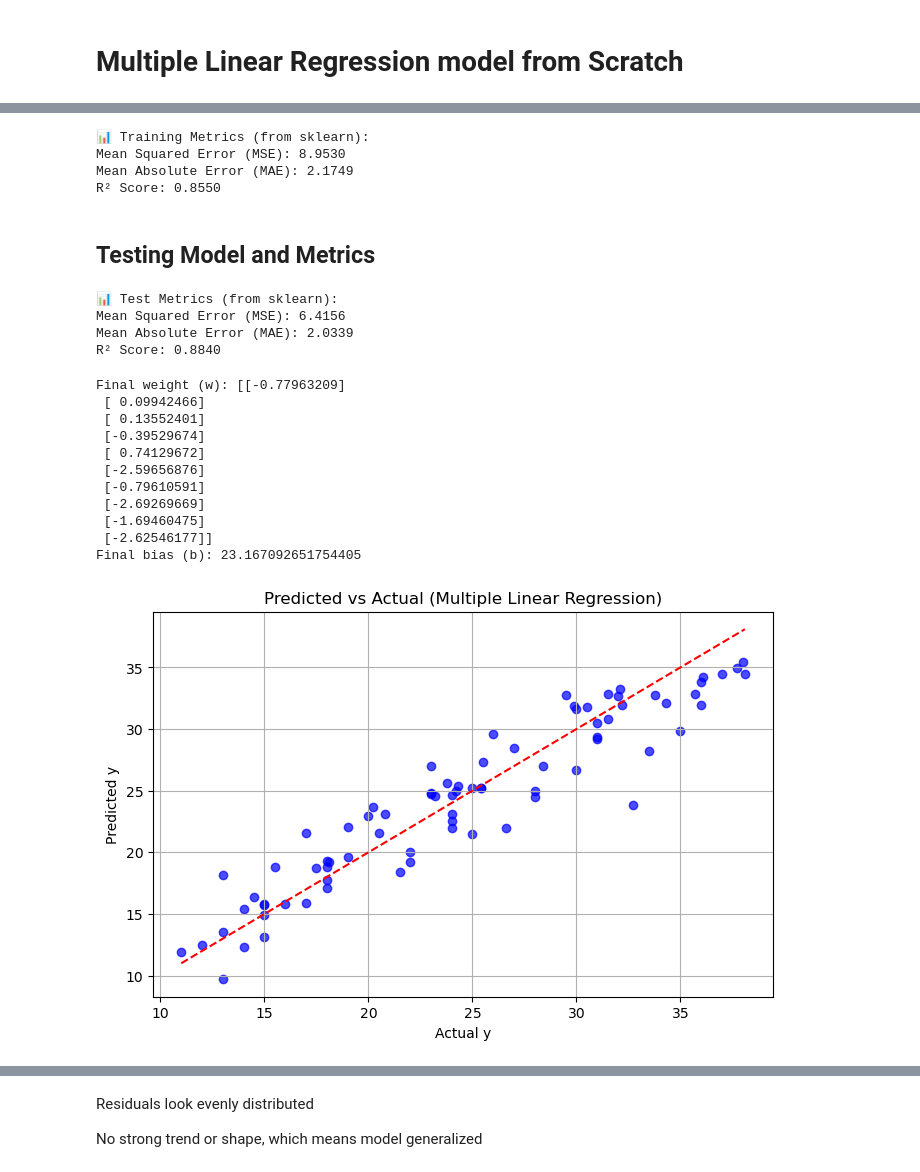
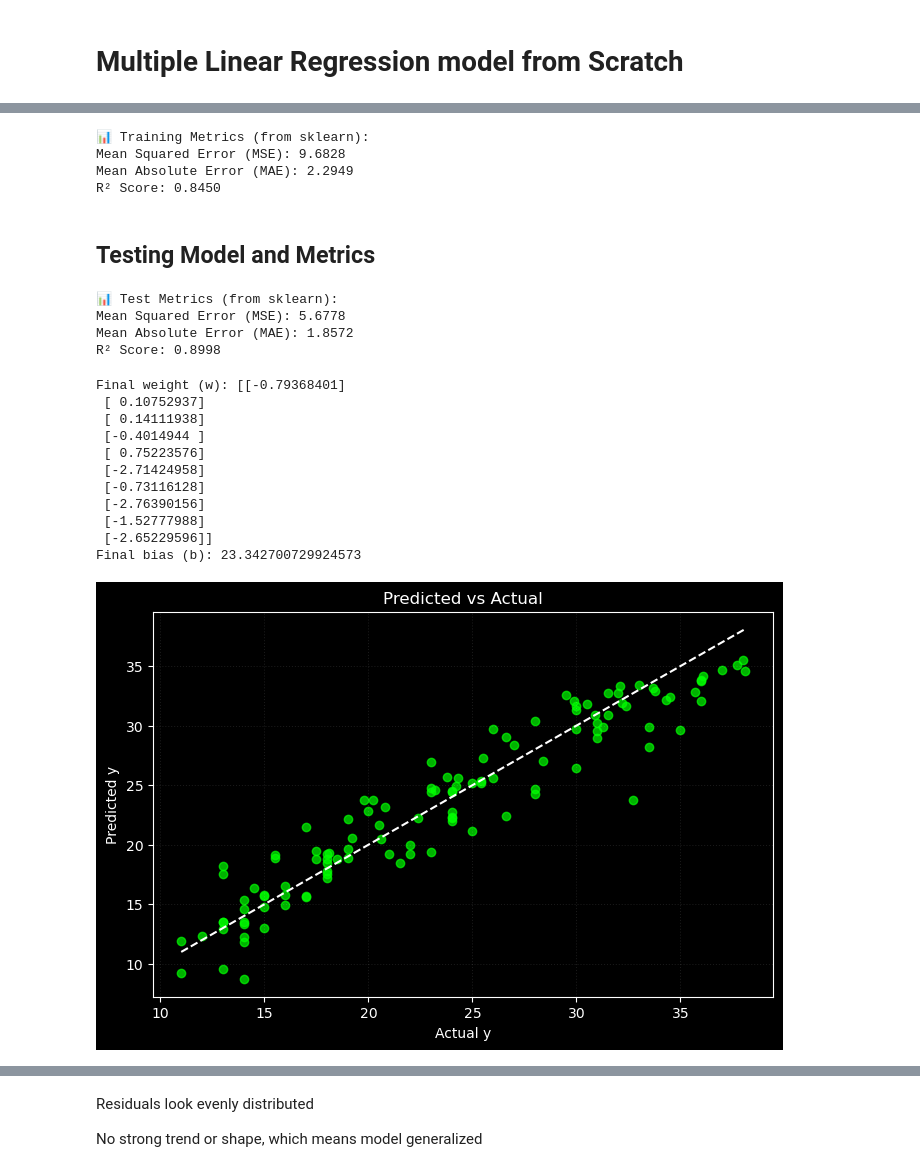
Before and after one commit to FahaDragusss/Machine-Learning-Portfolio, a Jupyter notebook: Linear Regression Models from Scratch Deployment/Linear Models/Ridge/Implementation/MLR L2_reg.ipynb, the cells around one changed output, grey strips where cells are left out. Drawn from its saved outputs; the diff is of its cells as text; code cells hidden in the pictures.

```diff
--- a/Linear Regression Models from Scratch Deployment/Linear Models/Ridge/Implementation/MLR L2_reg.ipynb
+++ b/Linear Regression Models from Scratch Deployment/Linear Models/Ridge/Implementation/MLR L2_reg.ipynb
@@ -19,8 +19,8 @@ np.random.shuffle(indices)
 X = X[indices]
 y = y[indices]
 
-# Step 2: 80/20 split
-split_index = int(0.8 * X.shape[0])
+# Step 2: 70/30 split
+split_index = int(0.7 * X.shape[0])
 X_train, X_test = X[:split_index], X[split_index:]
 y_train, y_test = y[:split_index], y[split_index:]
 
@@ -75,8 +75,8 @@ def gradient_descent(lr, x, y, w, b, L2_reg, previous_cost, threshold, max_iters
 
         current_cost = compute_cost(x, y, w, b)
 
-        if iters % 100 == 0:
-            print(f"Iteration {iters} | Cost: {current_cost:.5f} | w: {w.ravel()} | b: {b:.5f}")
+        #if iters % 100 == 0:
+            #print(f"Iteration {iters} | Cost: {current_cost:.5f} | w: {w.ravel()} | b: {b:.5f}")
             # if iters < 1001 and iters % 200 == 0 and iters > 1:
             #     cost_log.append(current_cost)
             #     iteration_log.append(iters)
@@ -146,9 +130,9 @@ print(f"Mean Absolute Error (MAE): {mae_t:.4f}")
 print(f"R² Score: {r2_t:.4f}")
 # %% [output]
 📊 Training Metrics (from sklearn):
-Mean Squared Error (MSE): 8.9530
-Mean Absolute Error (MAE): 2.1749
-R² Score: 0.8550
+Mean Squared Error (MSE): 9.6828
+Mean Absolute Error (MAE): 2.2949
+R² Score: 0.8450
 # %% [markdown]
 ## **Testing Model and Metrics**
 # %%
@@ -169,35 +153,46 @@ print(f"Mean Absolute Error (MAE): {mae:.4f}")
 print(f"R² Score: {r2:.4f}")
 # %% [output]
 📊 Test Metrics (from sklearn):
-Mean Squared Error (MSE): 6.4156
-Mean Absolute Error (MAE): 2.0339
-R² Score: 0.8840
+Mean Squared Error (MSE): 5.6778
+Mean Absolute Error (MAE): 1.8572
+R² Score: 0.8998
 # %%
 print("Final weight (w):", wf)
 print("Final bias (b):", bf)
 # %% [output]
-Final weight (w): [[-0.77963209]
- [ 0.09942466]
- [ 0.13552401]
- [-0.39529674]
- [ 0.74129672]
- [-2.59656876]
- [-0.79610591]
- [-2.69269669]
- [-1.69460475]
- [-2.62546177]]
-Final bias (b): 23.167092651754405
+Final weight (w): [[-0.79368401]
+ [ 0.10752937]
+ [ 0.14111938]
+ [-0.4014944 ]
+ [ 0.75223576]
+ [-2.71424958]
+ [-0.73116128]
+ [-2.76390156]
+ [-1.52777988]
+ [-2.65229596]]
+Final bias (b): 23.342700729924573
 # %%
 import matplotlib.pyplot as plt
 
 plt.figure(figsize=(8, 5))
-plt.scatter(y_test, y_pred_test, alpha=0.7, color='blue')
-plt.plot([y_test.min(), y_test.max()], [y_test.min(), y_test.max()], 'r--')  # ideal line
-plt.xlabel("Actual y")
-plt.ylabel("Predicted y")
-plt.title("Predicted vs Actual (Multiple Linear Regression)")
-plt.grid(True)
+plt.style.use('default')
+
+plt.scatter(y_test, y_pred_test, color='lime', alpha=0.7)
+plt.plot([y_test.min(), y_test.max()], [y_test.min(), y_test.max()], color='white', linestyle='--')
+
+plt.gca().set_facecolor('black')
+plt.gcf().patch.set_facecolor('black')  # This line removes the white outer area
+
+plt.xlabel("Actual y", color='white')
+plt.ylabel("Predicted y", color='white')
+plt.title("Predicted vs Actual", color='white')
+plt.tick_params(colors='white')
+
+for spine in plt.gca().spines.values():
+    spine.set_color('white')
+
+plt.grid(True, linestyle=':', color='white', alpha=0.1)
 plt.show()
 # %% [output]
-[figure, old version]
+[figure, new version]
 # %% [markdown]
```
Also changed, not shown: parts of 4 cells of this notebook, 24 other files.
